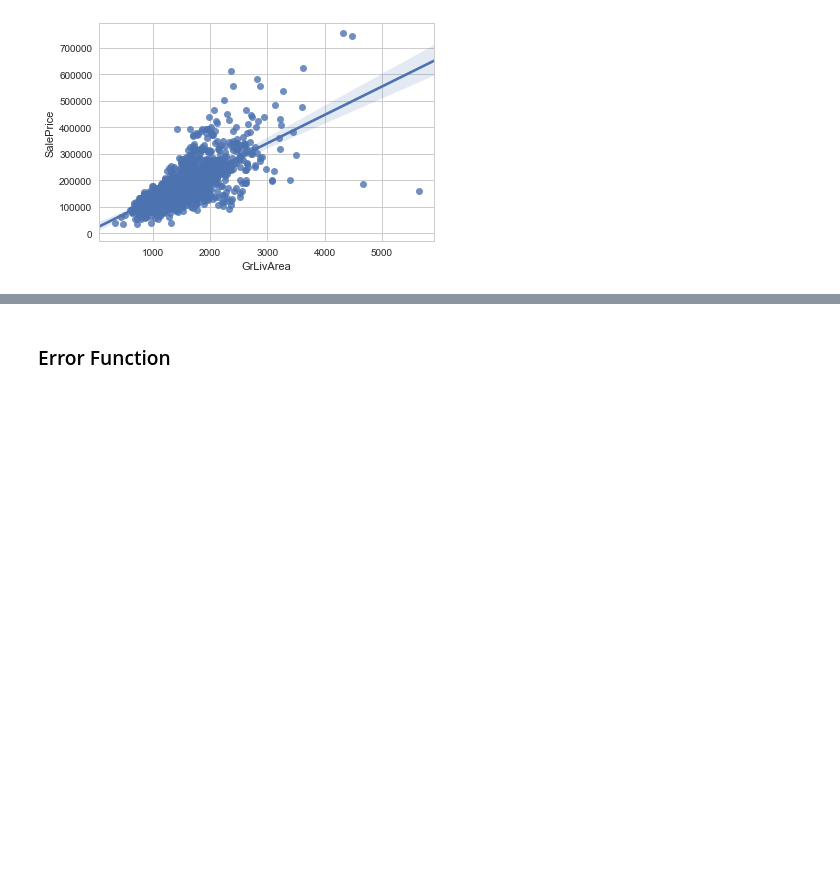
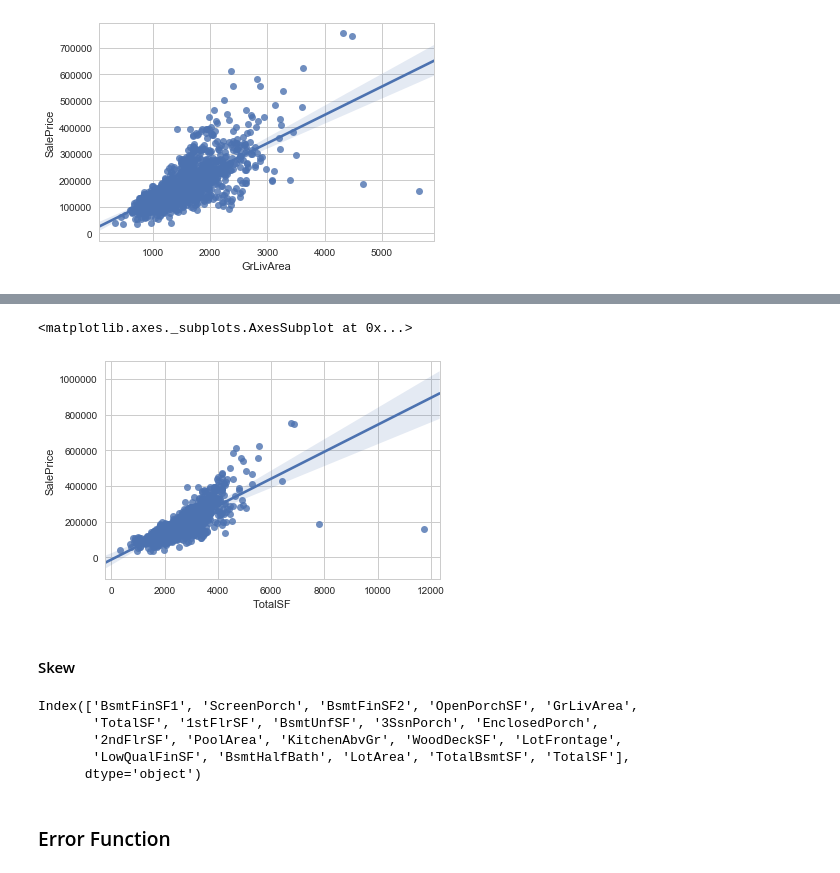
Before and after one commit to kkchuchu/kkchuchu.mushroom, a Jupyter notebook: kaggle/hp/House Prices- Advanced Regression Techniques.ipynb, the cells around one changed output, grey strips where cells are left out. Saved outputs shown, nothing was run; the diff lists cells and outputs as text; code cells hidden in the pictures; blank space fills up the shorter version.

```diff
--- a/kaggle/hp/House Prices- Advanced Regression Techniques.ipynb
+++ b/kaggle/hp/House Prices- Advanced Regression Techniques.ipynb
@@ -186,2 +195,34 @@ def do_drop(t):
+# %%
+# Adding total sqfootage feature
+def do_create_total_sf(df):
+    global c_num
+    c_num = list(set(c_num + ['TotalSF']))
+    df['TotalSF'] = df['TotalBsmtSF'] + df['1stFlrSF'] + df['2ndFlrSF']
+    return df
+dr = do_create_total_sf(dr)
+sns.regplot(x="TotalSF", y="SalePrice", data=dr)
+# %% [output]
+<matplotlib.axes._subplots.AxesSubplot at 0x...>
+[figure, added]
+# %% [markdown]
+#### Skew
+# %%
+from scipy.stats import skew
+
+def do_skew(df, c_numeric):
+    skewed = df[c_numeric].apply(lambda x: skew(x.dropna().astype(float)))
+    skewed = skewed[skewed > 0.75]
+    skewed = skewed.index
+    return skewed
+
+do_skew(dr, c_num + ['TotalSF'])
+# train_df_munged[skewed] = np.log1p(train_df_munged[skewed])
+# test_df_munged[skewed] = np.log1p(test_df_munged[skewed])
+# %% [output]
+Index(['BsmtFinSF1', 'ScreenPorch', 'BsmtFinSF2', 'OpenPorchSF', 'GrLivArea',
+       'TotalSF', '1stFlrSF', 'BsmtUnfSF', '3SsnPorch', 'EnclosedPorch',
+       '2ndFlrSF', 'PoolArea', 'KitchenAbvGr', 'WoodDeckSF', 'LotFrontage',
+       'LowQualFinSF', 'BsmtHalfBath', 'LotArea', 'TotalBsmtSF', 'TotalSF'],
+      dtype='object')
 # %% [markdown]
 ### Error Function
```
Also changed, not shown: parts of 50 cells of this notebook.
